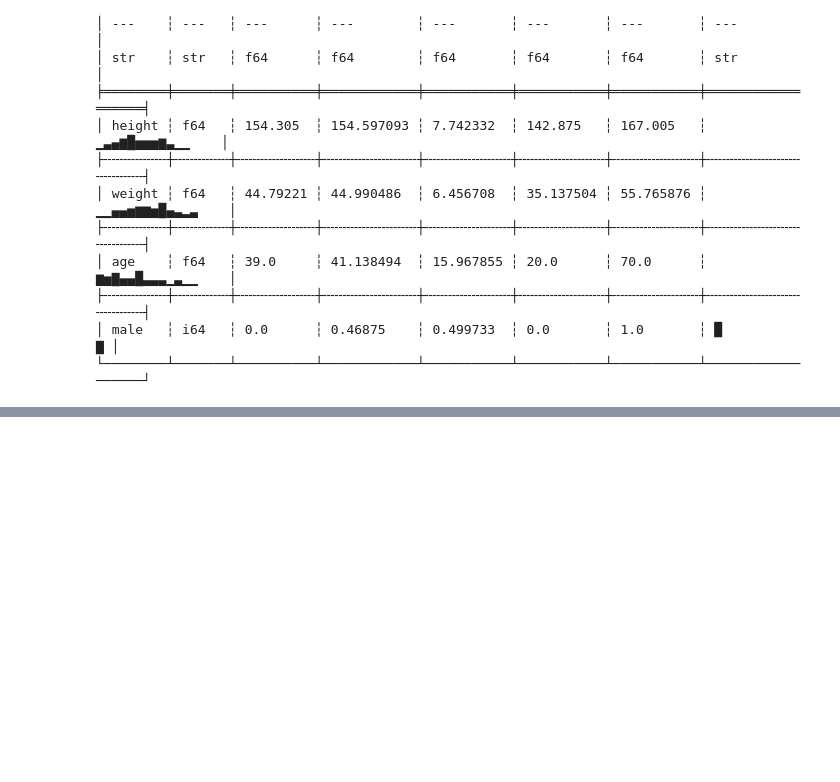
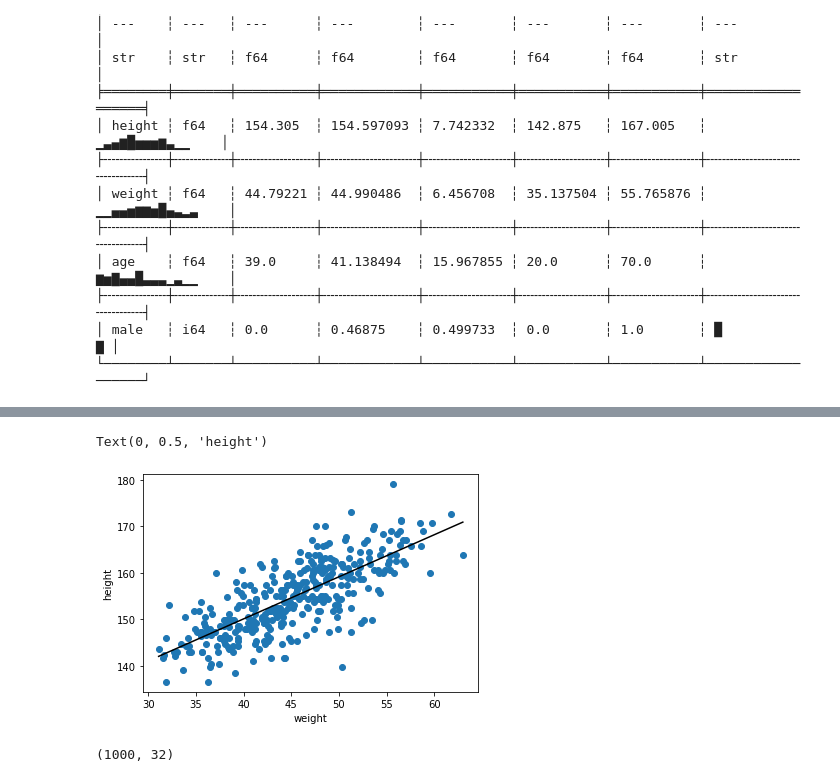
Before and after one commit to Mononofu/statistical_rethinking, a Jupyter notebook: Chapter 4 - Geocentric Models.ipynb, the cells around one changed output, grey strips where cells are left out. Saved outputs shown, nothing was run; the diff lists cells and outputs as text; code cells hidden in the pictures; blank space fills up the shorter version.

```diff
--- a/Chapter 4 - Geocentric Models.ipynb
+++ b/Chapter 4 - Geocentric Models.ipynb
@@ -93,0 +102,28 @@ print(util.summarize(samples))
+# %%
+mean_weight = d2["weight"].mean()
+
+# Linear model for height given weight.
+def model(weight, height):
+    a = numpyro.sample("a", dist.Normal(178, 20))
+    b = numpyro.sample("b", dist.LogNormal(0, 1))
+    sigma = numpyro.sample("sigma", dist.Uniform(0, 50))
+    mu = numpyro.deterministic("mu", a + b * (weight - mean_weight))
+    numpyro.sample("height", dist.Normal(mu, sigma), obs=height)
+
+
+m4_3 = AutoLaplaceApproximation(model)
+svi = SVI(
+    model,
+    m4_3,
+    optim.Adam(1),
+    Trace_ELBO(),
+    weight=d2["weight"].to_numpy(),
+    height=d2["height"].to_numpy(),
+)
+svi_result = svi.run(jax.random.PRNGKey(0), 2000)
+p4_3 = svi_result.params
+# %%
+samples = m4_3.sample_posterior(jax.random.PRNGKey(1), p4_3, (1000,))
+samples.pop("mu") # Without this line the kernel hangs?!
+samples = pl.DataFrame({k: np.array(v) for k, v in samples.items()})
+print(util.summarize(samples))
@@ -93,0 +151,22 @@ print(util.summarize(samples))
+# %%
+# Scatter plot of original data and line showing model parameter mean.
+fig, ax = plt.subplots()
+ax.scatter(d2['weight'], d2['height'])
+x = np.linspace(d2['weight'].min(), d2['weight'].max(), 101)
+ax.plot(x, samples['a'].mean() + samples['b'].mean() * (x - mean_weight), "k")
+
+ax.set_xlabel('weight')
+ax.set_ylabel('height')
+# %% [output]
+Text(0, 0.5, 'height')
+[figure, added]
+# %%
+weights = np.arange(start=d2["weight"].min(), stop=d2["weight"].max(), step=1)
+
+# Compute mu for each sample from posterior and for each weight in weight_seq.
+post = m4_3.sample_posterior(jax.random.PRNGKey(1), p4_3, (1000,))
+mu_pred = Predictive(m4_3.model, post, return_sites=["mu"])
+mu = mu_pred(jax.random.PRNGKey(2), weights, None)["mu"]
+print(mu.shape)
+# %% [output]
+(1000, 32)
```
Also changed, not shown: parts of 14 cells of this notebook, 1 other file.
